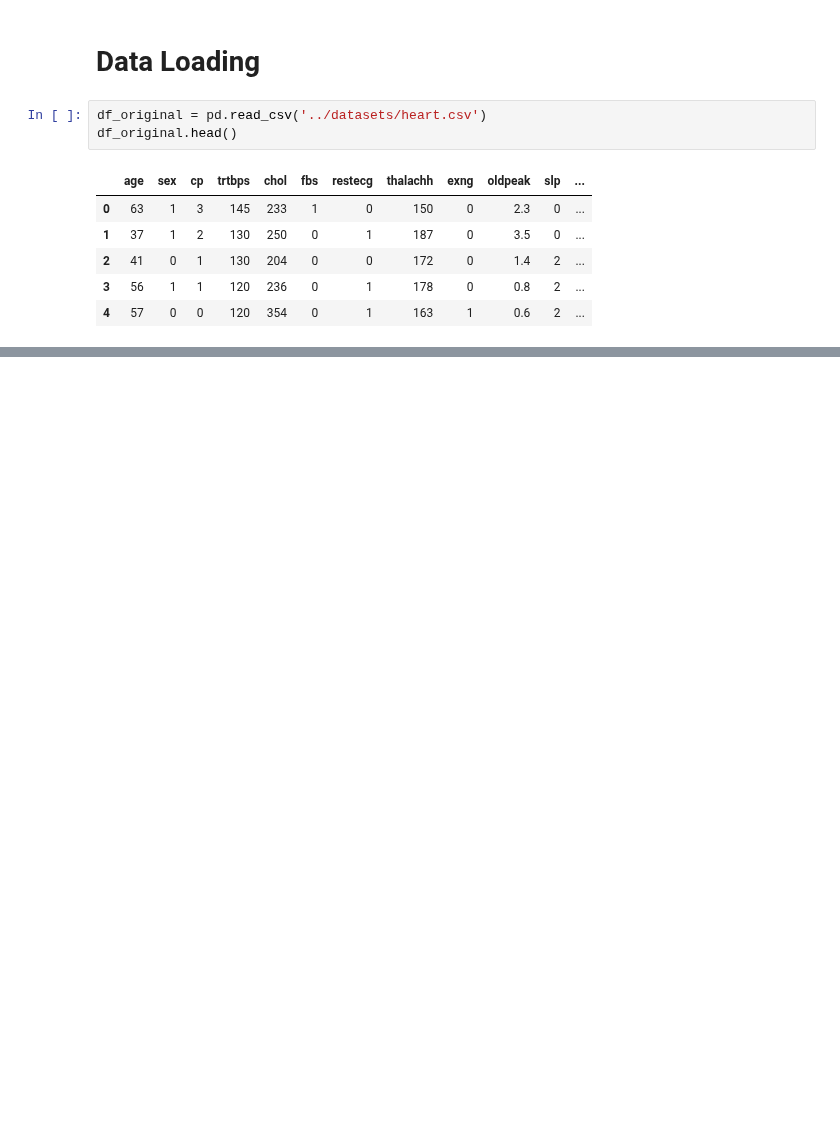
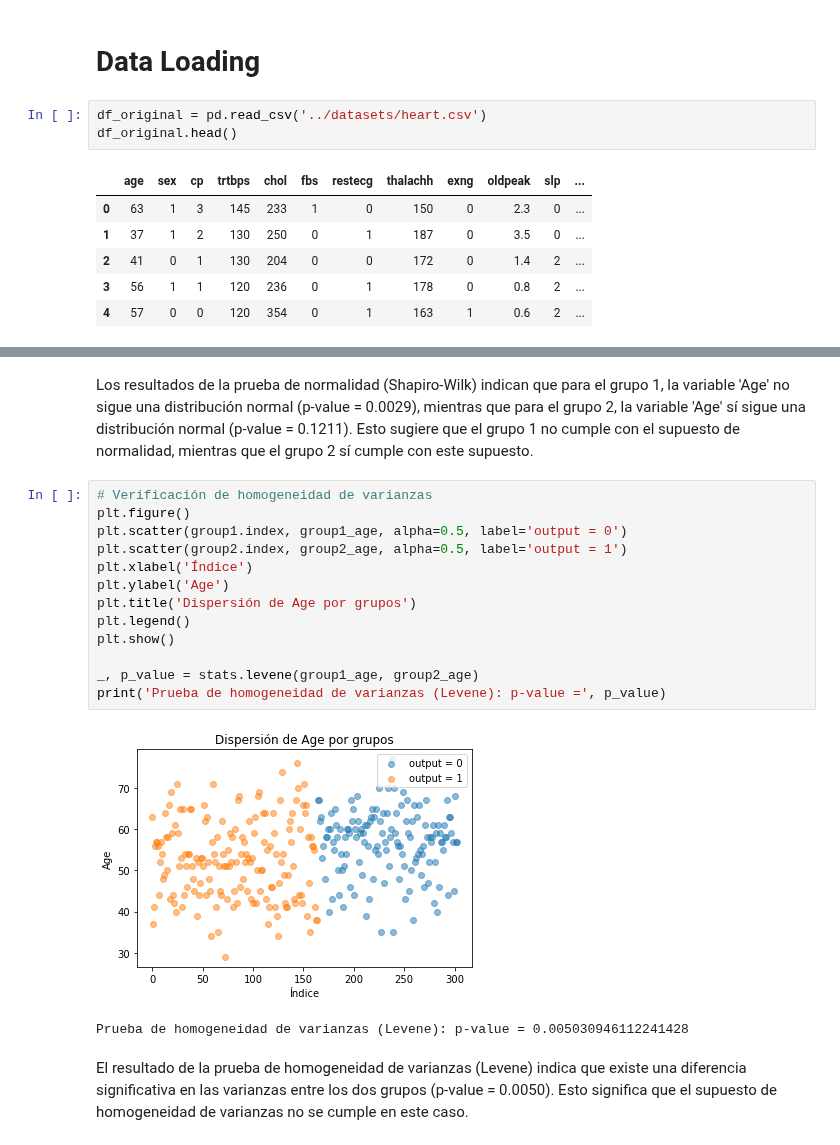
Before and after one commit to OscarTienda/heart-attack-analysis-prection, a Jupyter notebook: code/heart-attack-analysis-prediction.ipynb, the cells around one changed output, grey strips where cells are left out. Saved outputs shown, nothing was run; the diff lists cells and outputs as text; blank space fills up the shorter version.

```diff
--- a/code/heart-attack-analysis-prediction.ipynb
+++ b/code/heart-attack-analysis-prediction.ipynb
@@ -20,0 +267,20 @@ df_original.head()
+# %% [markdown]
+Los resultados de la prueba de normalidad (Shapiro-Wilk) indican que para el grupo 1, la variable 'Age' no sigue una distribución normal (p-value = 0.0029), mientras que para el grupo 2, la variable 'Age' sí sigue una distribución normal (p-value = 0.1211). Esto sugiere que el grupo 1 no cumple con el supuesto de normalidad, mientras que el grupo 2 sí cumple con este supuesto.
+# %%
+# Verificación de homogeneidad de varianzas
+plt.figure()
+plt.scatter(group1.index, group1_age, alpha=0.5, label='output = 0')
+plt.scatter(group2.index, group2_age, alpha=0.5, label='output = 1')
+plt.xlabel('Índice')
+plt.ylabel('Age')
+plt.title('Dispersión de Age por grupos')
+plt.legend()
+plt.show()
+
+_, p_value = stats.levene(group1_age, group2_age)
+print('Prueba de homogeneidad de varianzas (Levene): p-value =', p_value)
+# %% [output]
+[figure, added]
+Prueba de homogeneidad de varianzas (Levene): p-value = 0.005030946112241428
+# %% [markdown]
+El resultado de la prueba de homogeneidad de varianzas (Levene) indica que existe una diferencia significativa en las varianzas entre los dos grupos (p-value = 0.0050). Esto significa que el supuesto de homogeneidad de varianzas no se cumple en este caso.
```
Also changed, not shown: parts of 57 cells of this notebook, 1 other file.
